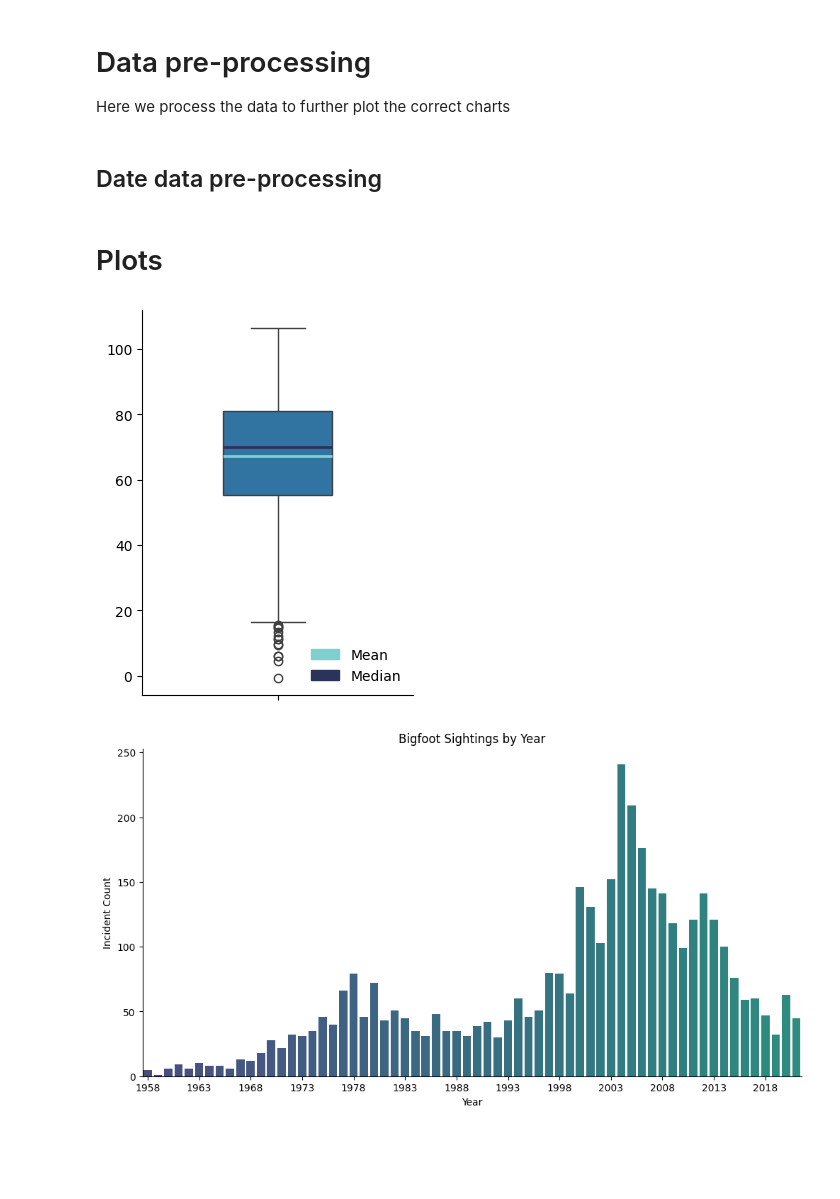
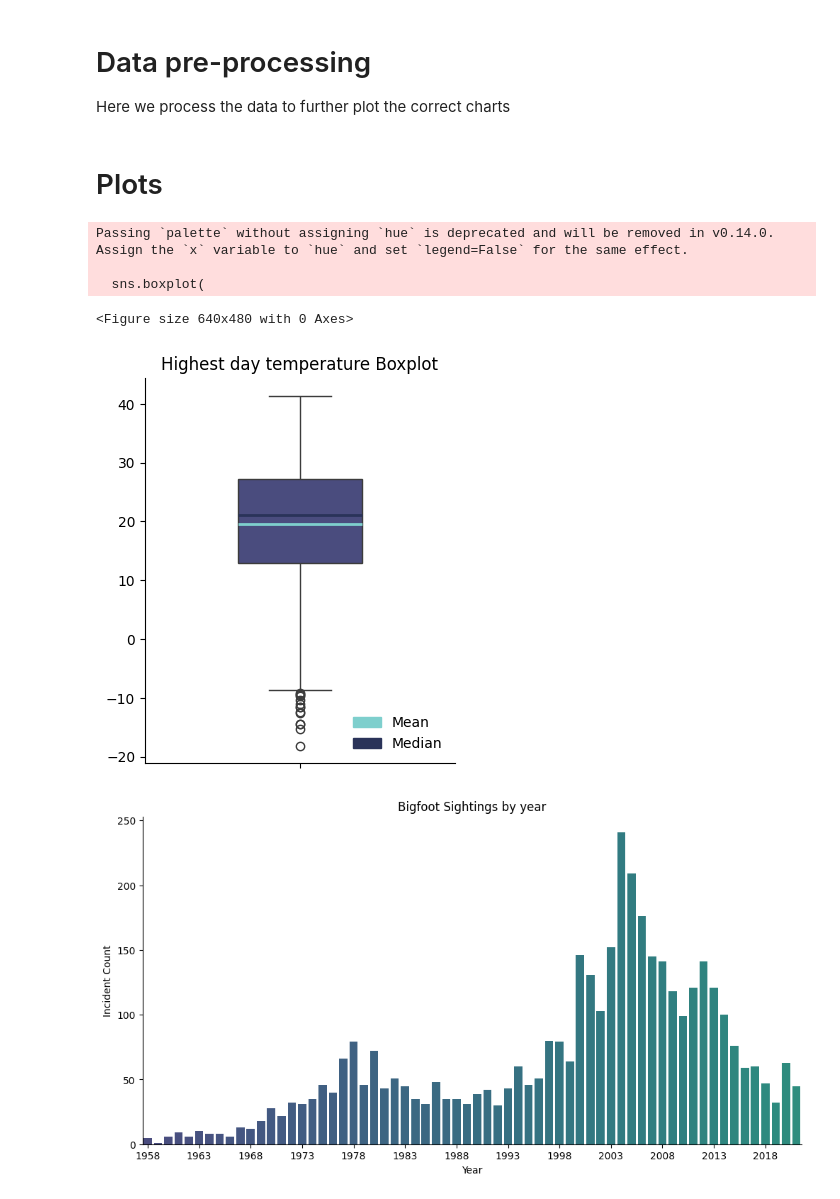
Before and after one commit to fiorigzg/bigfoot, a Jupyter notebook: main.ipynb, the cells around one changed output. Cells and saved outputs as stored; diff of their text form; code cells hidden in the pictures; blank space fills up the shorter version.

```diff
--- a/main.ipynb
+++ b/main.ipynb
@@ -28,8 +28,6 @@ df.head()
 # %% [markdown]
 # Data pre-processing
 Here we process the data to further plot the correct charts
-# %% [markdown]
-## Date data pre-processing
 # %%
 date_df = df[['date']].copy()
 date_df.dropna(inplace=True)
@@ -56,16 +54,26 @@ month_dict = {
   12: 'December'
 }
 date_df['Month'] = date_df['Month'].map(month_dict)
+# %%
+def FtoC(df, col):
+  df[col] = (df[col] - 32) * 5/9
+  return df
+
+df = FtoC(df, 'temperature_high')
+df = FtoC(df, 'temperature_mid')
+df = FtoC(df, 'temperature_low')
 # %% [markdown]
 # Plots
 # %%
-def get_boxplot(df, feauture):
-  if(is_numeric_dtype(df[feauture])):
+def get_boxplot(df, col, title):
+  if(is_numeric_dtype(df[col])):
     f = plt.figure()
-    f.set_figwidth(3.5)
-    f.set_figheight(5)
+    plt.figure(figsize=(4, 5))
 
-    this_df = df[feauture]
+    cmap = mcm.get_cmap('viridis')
+    colors = cmap(np.linspace(0.2, 1, 3))
+
+    this_df = df[col]
     this_df.dropna(inplace=True)
     sns.boxplot(
       y=this_df.to_numpy(),
@@ -74,20 +82,27 @@ def get_boxplot(df, feauture):
       meanline=True,
       meanprops={'color': '#7ecfcd', 'ls': '-', 'lw': 2},
       medianprops={'color': '#2a3359', 'ls': '-', 'lw': 2},
+      palette=colors
     )
 
     mean_patch = mpatches.Patch(color='#7ecfcd', label='Mean')
     median_patch = mpatches.Patch(color='#2a3359', label='Median')
+
+    plt.title(f"{title} Boxplot")
     plt.legend(handles=[mean_patch, median_patch], loc='lower right', frameon=False)
     sns.despine()
 
     plt.show()
   else:
-    return "Numeric feauture required"
+    return "Numeric col required"
 # %%
-get_boxplot(df, 'temperature_high')
+get_boxplot(df, 'temperature_high', "Highest day temperature")
 # %% [output]
+Passing `palette` without assigning `hue` is deprecated and will be removed in v0.14.0. Assign the `x` variable to `hue` and set `legend=False` for the same effect.
+
+  sns.boxplot(
+<Figure size 640x480 with 0 Axes>
-[figure, old version]
+[figure, new version]
 # %%
 ax = date_df['Year'].value_counts().sort_index()
 
```
Also changed, not shown: parts of 8 cells of this notebook.
